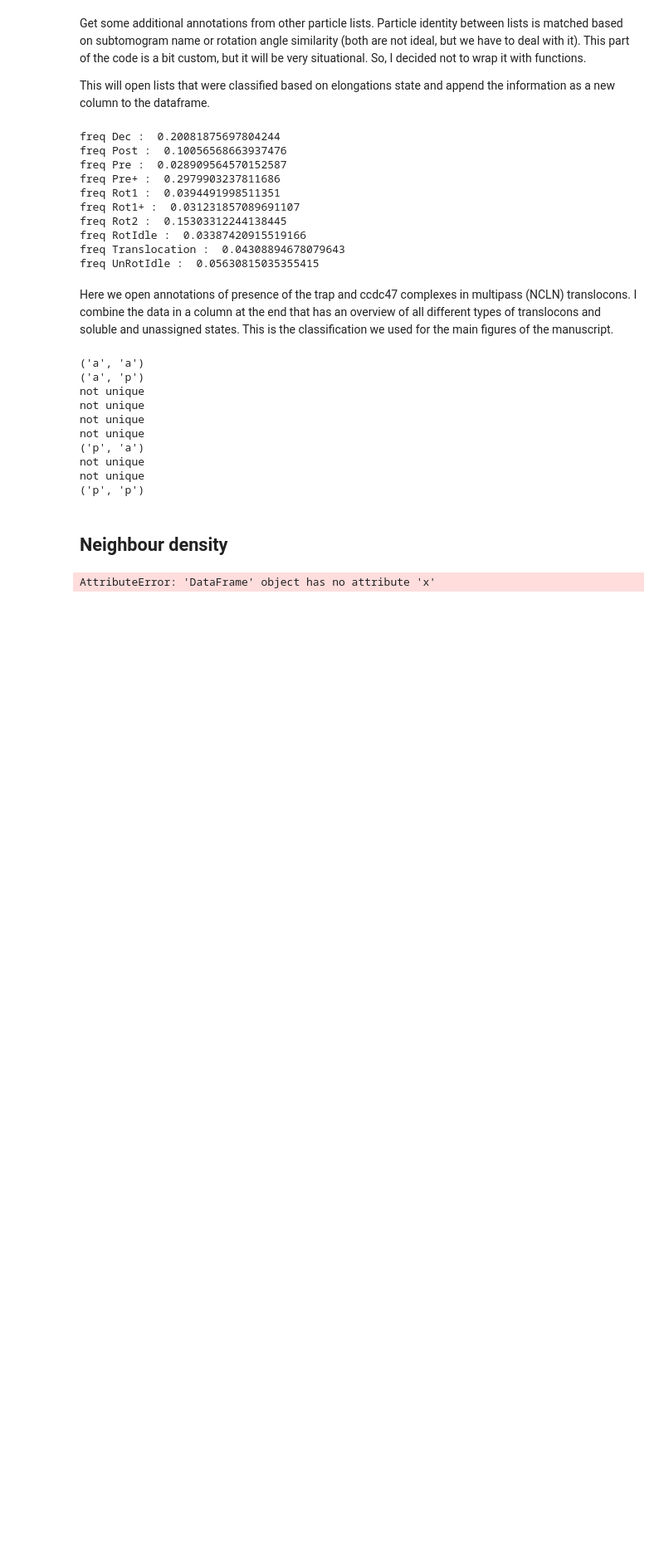
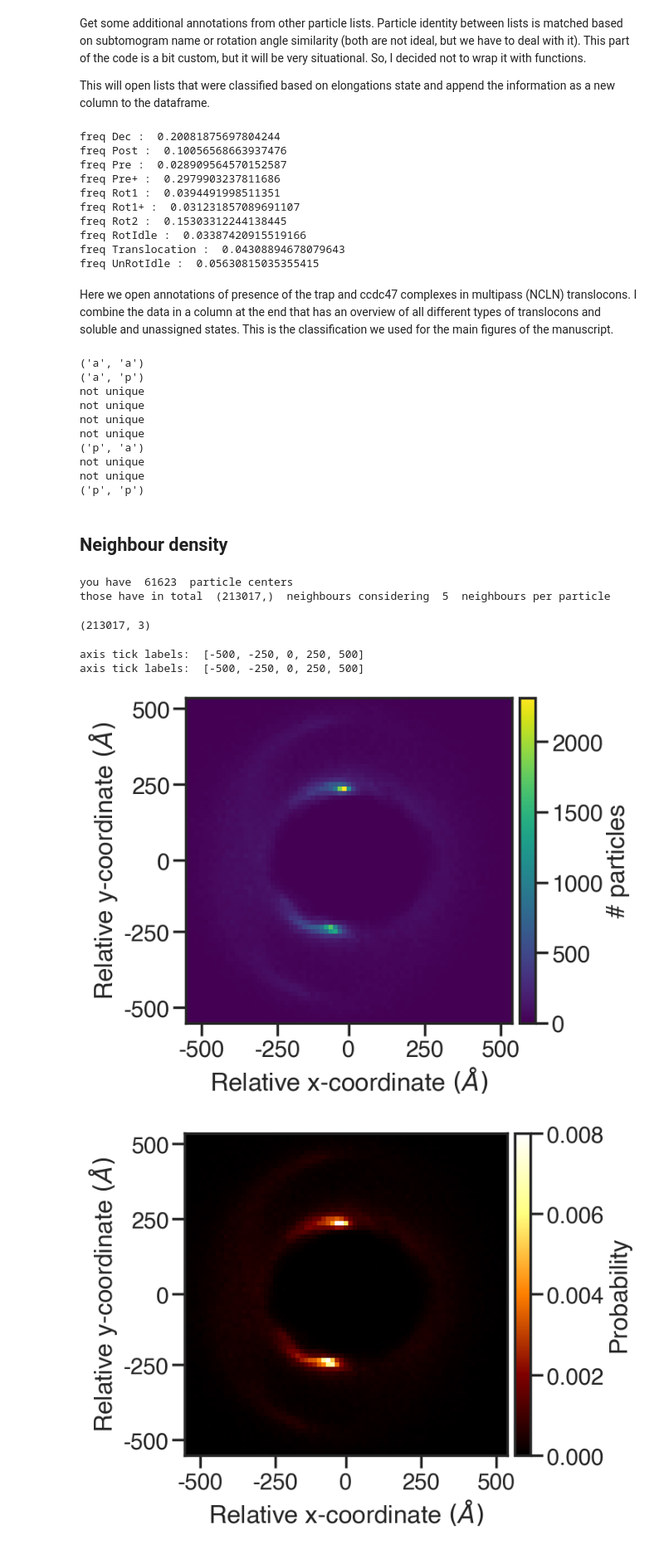
Before and after one commit to McHaillet/polysome-stats, a Jupyter notebook: polysomes/example.ipynb, the cells around one changed output. Shown: that part at 83% size. Saved outputs shown, nothing was run; the diff lists cells and outputs as text; code cells hidden in the pictures; blank space fills up the shorter version.

Commit message:
updates to create mask and checked everything for xyz/zyx array conventions => this was causing problems with mrcfile

```diff
--- a/polysomes/example.ipynb
+++ b/polysomes/example.ipynb
@@ -58,12 +58,12 @@ Name: rlnMicrographName, dtype: object
 We need to split it to extract the information. After splitting, I added these classes as columns to the pandas dataframe.
 # %%
 # ribosome states
-df_wt['tomogram'] = [name.split('.')[0] for name in data_wt['rlnMicrographName']]  # first get the tomogram name
+df_wt['tomogram'] = [name.split('.')[0] for name in df_wt['rlnMicrographName']]  # first get the tomogram name
 df_wt['date'] = [n.split('_')[0] if len(n.split('_')) == 2 else 'tomo' for n in df_wt['tomogram']]
-df_wt['activity'] = [name.split('.')[3] for name in data_wt['rlnMicrographName']]
-df_wt['membrane'] = [name.split('.')[4] for name in data_wt['rlnMicrographName']]
+df_wt['activity'] = [name.split('.')[3] for name in df_wt['rlnMicrographName']]
+df_wt['membrane'] = [name.split('.')[4] for name in df_wt['rlnMicrographName']]
 df_wt['translocon'] = [name.split('.')[5] if len(name.split('.')) == 6
-                            else 'Unk' for name in data_wt['rlnMicrographName']]
+                            else 'Unk' for name in df_wt['rlnMicrographName']]
 df_wt['state'] = [tl if ms == 'Mem' else ms for ms, tl in zip(df_wt['membrane'], df_wt['translocon'])]
 # %% [markdown]
 Get some additional annotations from other particle lists. Particle identity between lists is matched based on subtomogram name or rotation angle similarity (both are not ideal, but we have to deal with it). This part of the code is a bit custom, but it will be very situational. So, I decided not to wrap it with functions.
@@ -136,0 +140,9 @@ from neighbours import neighbour_position_3d
+# %%
+relative_coords_mem, plane_norm = neighbour_position_3d(df_wt[df_wt.activity=='active'],
+                                                        class_column_name='state',
+                                                        center_classes=['NCLN', 'OST', 'TRAP'],
+                                                        neighbour_classes=['NCLN', 'OST', 'TRAP'],
+                                                        plane_norm=[0.25, 0.40, 0.88])
+# %% [output]
+you have  61623  particle centers
+those have in total  (213017,)  neighbours considering  5  neighbours per particle
@@ -137,15 +155,26 @@ from neighbours import neighbour_position_3d
+# %%
+relative_coords_mem.T.shape
+# %% [output]
+(213017, 3)
 # %%
-relative_coords_mem, plane_norm = neighbour_position_3d(df_wt[df_wt.activity=='active'], class_column_name='state',
-                                                    center_classes=['NCLN', 'NCLN+TRAP', 'OST', 'TRAP'],
-                                                    neighbour_classes=['NCLN', 'NCLN+TRAP', 'OST', 'TRAP'], #, 'Unk'],
-                                                    plane_norm=[0.25, 0.40, 0.88])
+# plot in 2d
+# force back to plot in notebook
+%matplotlib inline
+fig, ax, hist, edges = density_plot(relative_coords_mem, (-550, 550), 15, (6, 6), probability=False,
+                                    tick_labels=[-500, -250, 0, 250, 500], colormap_plt='viridis') #, vrange=(0, 0.008))
 
-# %matplotlib qt
-# fig, ax = plot_3d(relative_coords_mem, plane_norm)
-# plt.show()
+# figure can be saved by uncommenting the following line (dpi indicates the resolution):
+# plt.savefig('soluble_neighbour_density.png', dpi=300, bbox_inches='tight')
 
-%matplotlib inline
+
+# ====> with the probability and vrange parameters you can adjust the scaling
+# - probability option will divide everything by the number of particles
+# - with colormap_plt you can select a colorprofile for matplotlib, default is afmhot
+#      some options: (https://matplotlib.org/stable/tutorials/colors/colormaps.html)
 fig, ax, hist, edges = density_plot(relative_coords_mem, (-550, 550), 15, (6, 6), probability=True,
-                                    tick_labels=[-500, -250, 0, 250, 500], vrange=(0, 0.008))
+                                    tick_labels=[-500, -250, 0, 250, 500], vrange=(0, 0.008), colormap_plt='afmhot')
 # %% [output]
-AttributeError: 'DataFrame' object has no attribute 'x'
+axis tick labels:  [-500, -250, 0, 250, 500]
+axis tick labels:  [-500, -250, 0, 250, 500]
+[figure, added]
+[figure, added]
```
Also changed, not shown: parts of 18 cells of this notebook, 16 other files.
